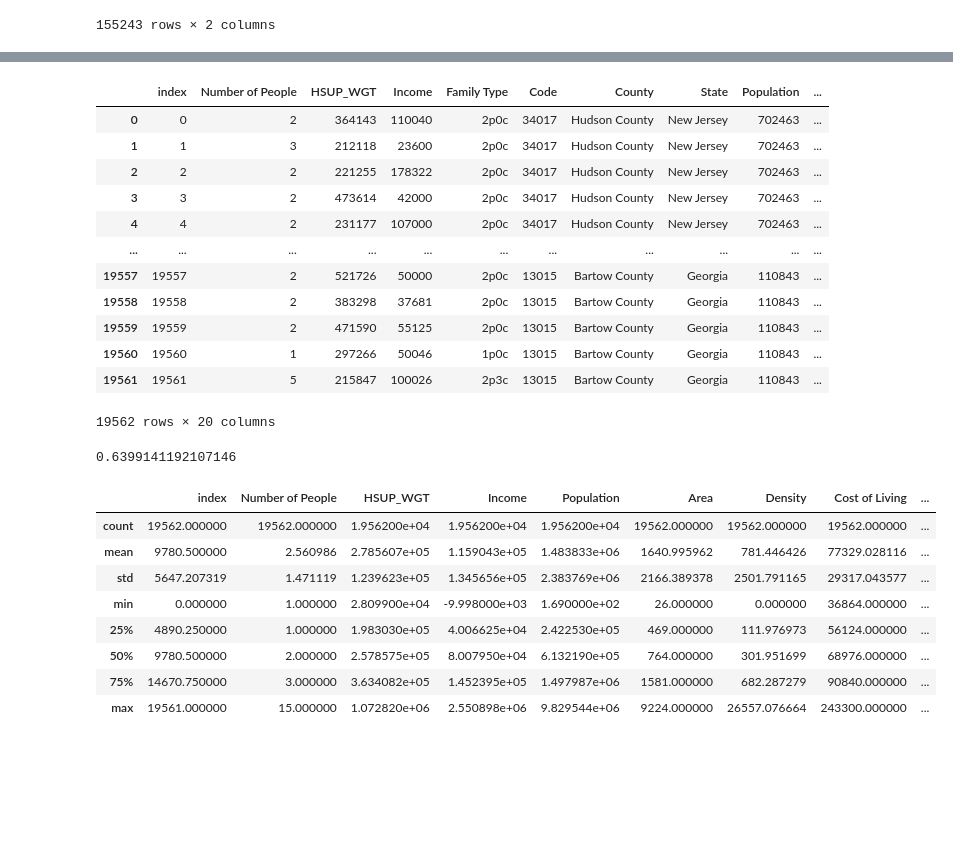
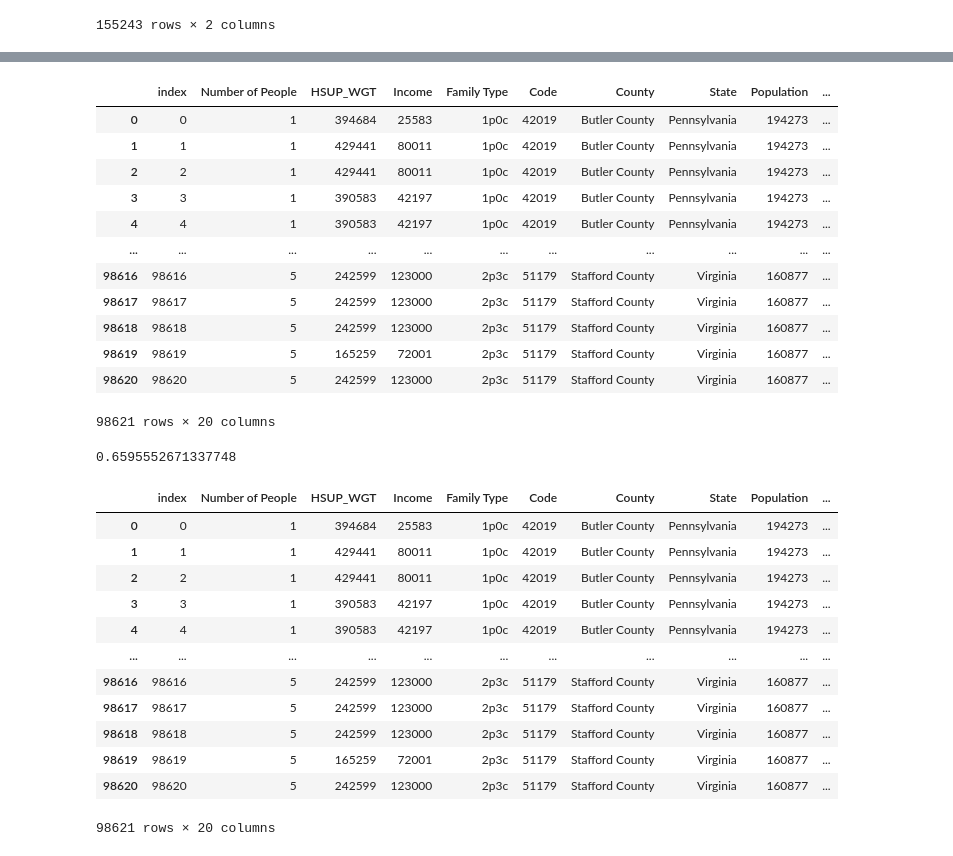
Before and after one commit to i2mx/IMMC-A-2024, a Jupyter notebook: Simulation1.ipynb, the cells around one changed output, grey strips where cells are left out. Drawn from its saved outputs; the diff is of its cells as text; code cells hidden in the pictures; blank space fills up the shorter version.

```diff
--- a/Simulation1.ipynb
+++ b/Simulation1.ipynb
@@ -37,3 +37,7 @@ population
 | 3092 | Washakie County | Wyoming | 56043 | 7705 | 2240 | 3 |
 | 3093 | Weston County | Wyoming | 56045 | 6745 | 2398 | 3 |
 3094 rows × 6 columns
+# %%
+# fixing new york
+population.loc[population['State'] == 'New York', 'Density'] = population.loc[population['State'] == 'New York', 'Population']
+population[population['State'] == 'New York']
@@ -61,8 +79,8 @@ df
 | 88977 | 15 | 3 | 41637 | 118070 | 3 | 2p0c |
 23557 rows × 6 columns
 # %%
-N = 20000
-sample_df = df.sample(n=N, weights=df['HSUP_WGT'])
+N = 1_000_000
+sample_df = df.sample(n=N, weights=df['HSUP_WGT'], replace=True)
 sample_df
 # %% [output]
 |  | GESTFIPS | H_NUMPER | HSUP_WGT | HTOTVAL | GTCO | Family Type |
@@ -304,33 +322,38 @@ sample_df['Time Index'] = sample_TI
 sample_df
 # %% [output]
 |  | index | Number of People | HSUP_WGT | Income | Family Type | Code | County | State | Population | ... |
-| 0 | 0 | 2 | 364143 | 110040 | 2p0c | 34017 | Hudson County | New Jersey | 702463 | ... |
-| 1 | 1 | 3 | 212118 | 23600 | 2p0c | 34017 | Hudson County | New Jersey | 702463 | ... |
-| 2 | 2 | 2 | 221255 | 178322 | 2p0c | 34017 | Hudson County | New Jersey | 702463 | ... |
-| 3 | 3 | 2 | 473614 | 42000 | 2p0c | 34017 | Hudson County | New Jersey | 702463 | ... |
-| 4 | 4 | 2 | 231177 | 107000 | 2p0c | 34017 | Hudson County | New Jersey | 702463 | ... |
+| 0 | 0 | 1 | 394684 | 25583 | 1p0c | 42019 | Butler County | Pennsylvania | 194273 | ... |
+| 1 | 1 | 1 | 429441 | 80011 | 1p0c | 42019 | Butler County | Pennsylvania | 194273 | ... |
+| 2 | 2 | 1 | 429441 | 80011 | 1p0c | 42019 | Butler County | Pennsylvania | 194273 | ... |
+| 3 | 3 | 1 | 390583 | 42197 | 1p0c | 42019 | Butler County | Pennsylvania | 194273 | ... |
+| 4 | 4 | 1 | 390583 | 42197 | 1p0c | 42019 | Butler County | Pennsylvania | 194273 | ... |
 | ... | ... | ... | ... | ... | ... | ... | ... | ... | ... | ... |
-| 19557 | 19557 | 2 | 521726 | 50000 | 2p0c | 13015 | Bartow County | Georgia | 110843 | ... |
-| 19558 | 19558 | 2 | 383298 | 37681 | 2p0c | 13015 | Bartow County | Georgia | 110843 | ... |
-| 19559 | 19559 | 2 | 471590 | 55125 | 2p0c | 13015 | Bartow County | Georgia | 110843 | ... |
-| 19560 | 19560 | 1 | 297266 | 50046 | 1p0c | 13015 | Bartow County | Georgia | 110843 | ... |
-| 19561 | 19561 | 5 | 215847 | 100026 | 2p3c | 13015 | Bartow County | Georgia | 110843 | ... |
+| 98616 | 98616 | 5 | 242599 | 123000 | 2p3c | 51179 | Stafford County | Virginia | 160877 | ... |
+| 98617 | 98617 | 5 | 242599 | 123000 | 2p3c | 51179 | Stafford County | Virginia | 160877 | ... |
+| 98618 | 98618 | 5 | 242599 | 123000 | 2p3c | 51179 | Stafford County | Virginia | 160877 | ... |
+| 98619 | 98619 | 5 | 165259 | 72001 | 2p3c | 51179 | Stafford County | Virginia | 160877 | ... |
+| 98620 | 98620 | 5 | 242599 | 123000 | 2p3c | 51179 | Stafford County | Virginia | 160877 | ... |
-19562 rows × 20 columns
+98621 rows × 20 columns
 # %%
 len(sample_df[sample_df['HPFI'] > 0.5]) / len(sample_df)
 # %% [output]
-0.6399141192107146
+0.6595552671337748
 # %%
 sample_df.describe()
+sample_df
 # %% [output]
-|  | index | Number of People | HSUP_WGT | Income | Population | Area | Density | Cost of Living | ... |
-| count | 19562.000000 | 19562.000000 | 1.956200e+04 | 1.956200e+04 | 1.956200e+04 | 19562.000000 | 19562.000000 | 19562.000000 | ... |
-| mean | 9780.500000 | 2.560986 | 2.785607e+05 | 1.159043e+05 | 1.483833e+06 | 1640.995962 | 781.446426 | 77329.028116 | ... |
-| std | 5647.207319 | 1.471119 | 1.239623e+05 | 1.345656e+05 | 2.383769e+06 | 2166.389378 | 2501.791165 | 29317.043577 | ... |
-| min | 0.000000 | 1.000000 | 2.809900e+04 | -9.998000e+03 | 1.690000e+02 | 26.000000 | 0.000000 | 36864.000000 | ... |
-| 25% | 4890.250000 | 1.000000 | 1.983030e+05 | 4.006625e+04 | 2.422530e+05 | 469.000000 | 111.976973 | 56124.000000 | ... |
-| 50% | 9780.500000 | 2.000000 | 2.578575e+05 | 8.007950e+04 | 6.132190e+05 | 764.000000 | 301.951699 | 68976.000000 | ... |
-| 75% | 14670.750000 | 3.000000 | 3.634082e+05 | 1.452395e+05 | 1.497987e+06 | 1581.000000 | 682.287279 | 90840.000000 | ... |
-| max | 19561.000000 | 15.000000 | 1.072820e+06 | 2.550898e+06 | 9.829544e+06 | 9224.000000 | 26557.076664 | 243300.000000 | ... |
+|  | index | Number of People | HSUP_WGT | Income | Family Type | Code | County | State | Population | ... |
+| 0 | 0 | 1 | 394684 | 25583 | 1p0c | 42019 | Butler County | Pennsylvania | 194273 | ... |
+| 1 | 1 | 1 | 429441 | 80011 | 1p0c | 42019 | Butler County | Pennsylvania | 194273 | ... |
+| 2 | 2 | 1 | 429441 | 80011 | 1p0c | 42019 | Butler County | Pennsylvania | 194273 | ... |
+| 3 | 3 | 1 | 390583 | 42197 | 1p0c | 42019 | Butler County | Pennsylvania | 194273 | ... |
+| 4 | 4 | 1 | 390583 | 42197 | 1p0c | 42019 | Butler County | Pennsylvania | 194273 | ... |
+| ... | ... | ... | ... | ... | ... | ... | ... | ... | ... | ... |
+| 98616 | 98616 | 5 | 242599 | 123000 | 2p3c | 51179 | Stafford County | Virginia | 160877 | ... |
+| 98617 | 98617 | 5 | 242599 | 123000 | 2p3c | 51179 | Stafford County | Virginia | 160877 | ... |
+| 98618 | 98618 | 5 | 242599 | 123000 | 2p3c | 51179 | Stafford County | Virginia | 160877 | ... |
+| 98619 | 98619 | 5 | 165259 | 72001 | 2p3c | 51179 | Stafford County | Virginia | 160877 | ... |
+| 98620 | 98620 | 5 | 242599 | 123000 | 2p3c | 51179 | Stafford County | Virginia | 160877 | ... |
+98621 rows × 20 columns
 # %%
 sample_rural = sample_df[sample_df['Density'] <= 100]
```
Also changed, not shown: parts of 12 cells of this notebook, 4 other files.
